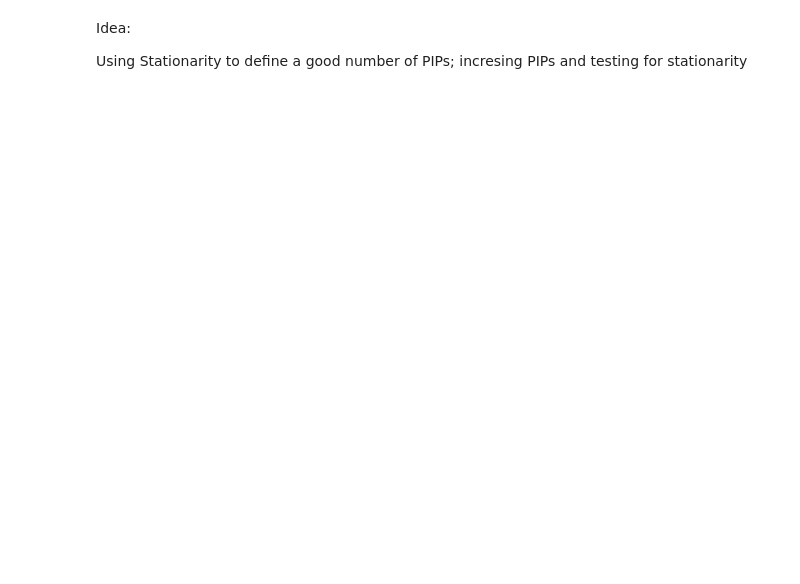
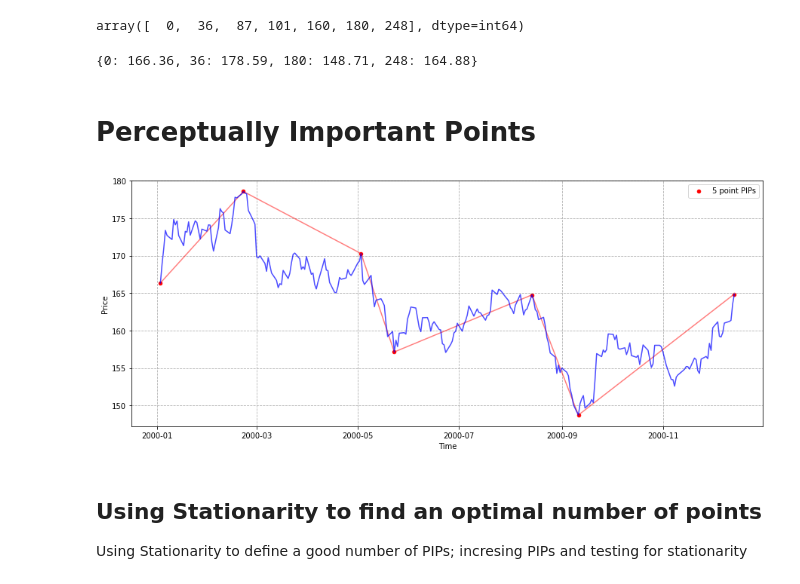
Before and after one commit to cmosongo/Perceptually-Important-Points, a Jupyter notebook: notebooks/PIPs.ipynb, the cells around one changed output. Drawn from its saved outputs; the diff is of its cells as text; code cells hidden in the pictures; blank space fills up the shorter version.

Commit message:
Changes to function flow
- added dictonary output
- made PIP's faster
- added stationarity test

```diff
--- a/notebooks/PIPs.ipynb
+++ b/notebooks/PIPs.ipynb
@@ -5,0 +7,6 @@ import matplotlib.pyplot as plt
+# %%
+def line(x_vals, y_vals):
+    slope = (y_vals[1] - y_vals[0])/(x_vals[1] - x_vals[0])
+    x_range = np.arange(0,x_vals[1] - x_vals[0] + 1)
+    # y = mx + C
+    return (slope, (slope * x_range) + y_vals[0])
@@ -91,4 +107,36 @@ plt.show()
+# %%
+pip(price, points = 5)
+# %% [output]
+array([  0,  36,  87, 101, 160, 180, 248], dtype=int64)
+# %%
+_pip(price, points = 2)
+# %% [output]
+{0: 166.36, 36: 178.59, 180: 148.71, 248: 164.88}
+# %% [markdown]
+# Perceptually Important Points
+# %%
+points = 5
+pip_points_index = pip(price, points = points)
+pip_points_x = [date[index] for index in pip_points_index]
+pip_points_y = [price[index] for index in pip_points_index]
+
+fig, ax1 = plt.subplots(figsize=(15, 6))
+ax1.scatter(pip_points_x, pip_points_y, label= f"{points} point PIPs",color = "red", s= 20)
+ax1.plot(pip_points_x, pip_points_y, linestyle='-', color='red', alpha =0.5)
+ax1.plot(date, price, linestyle='-',color = 'blue', alpha = 0.7)
+
+#set grid to true
+ax1.grid(which='major', axis='both', linestyle='--')
+
+# set labels
+ax1.set_ylabel("Price")
+ax1.set_xlabel("Time")
+ax1.legend(loc=1)
+
+plt.show();
+# %% [output]
+[figure, added]
 # %% [markdown]
-Idea:
+## Using Stationarity to find an optimal number of points
 
 Using Stationarity to define a good number of PIPs; incresing PIPs and testing for stationarity
```
Also changed, not shown: parts of 23 cells of this notebook, 2 other files.
